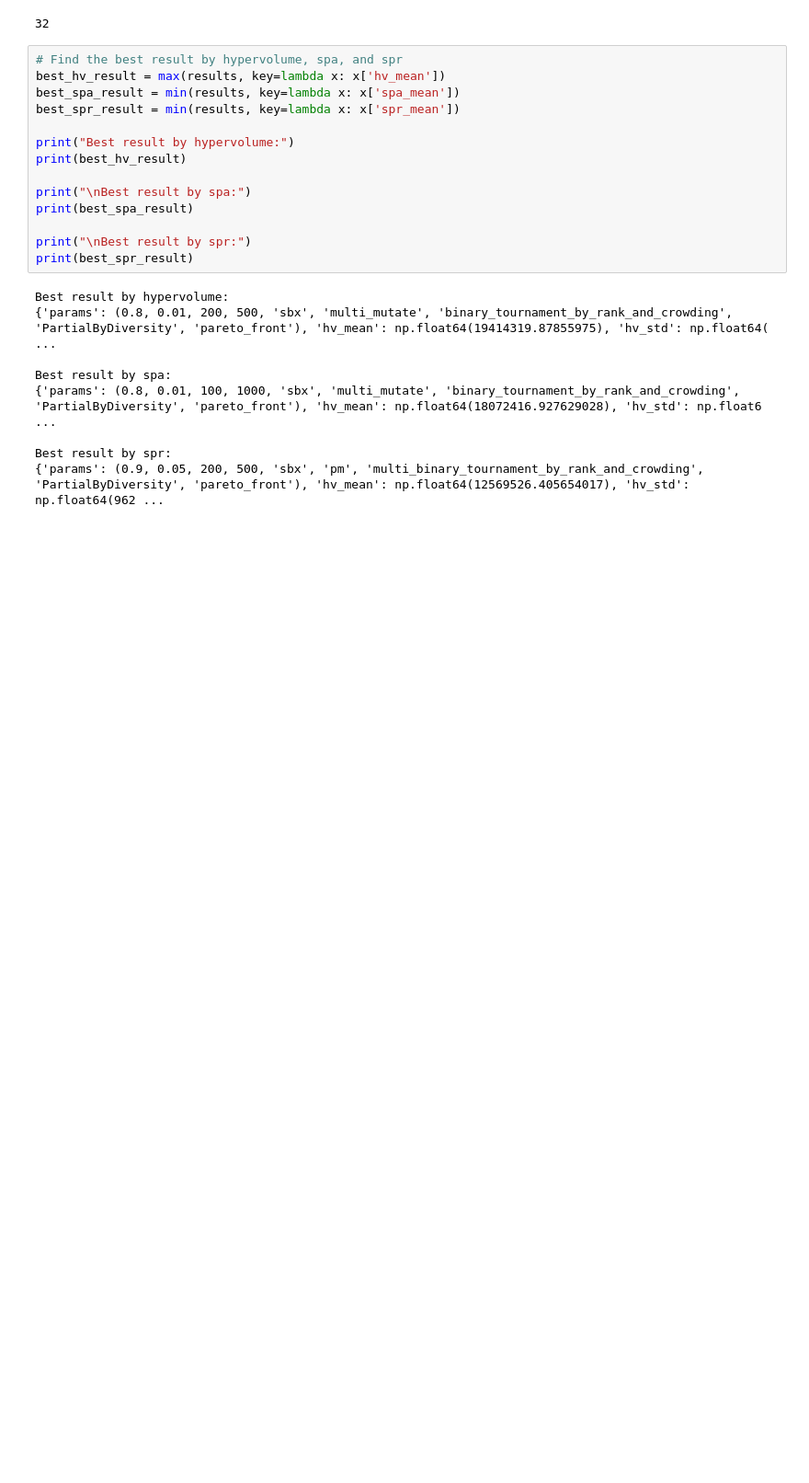
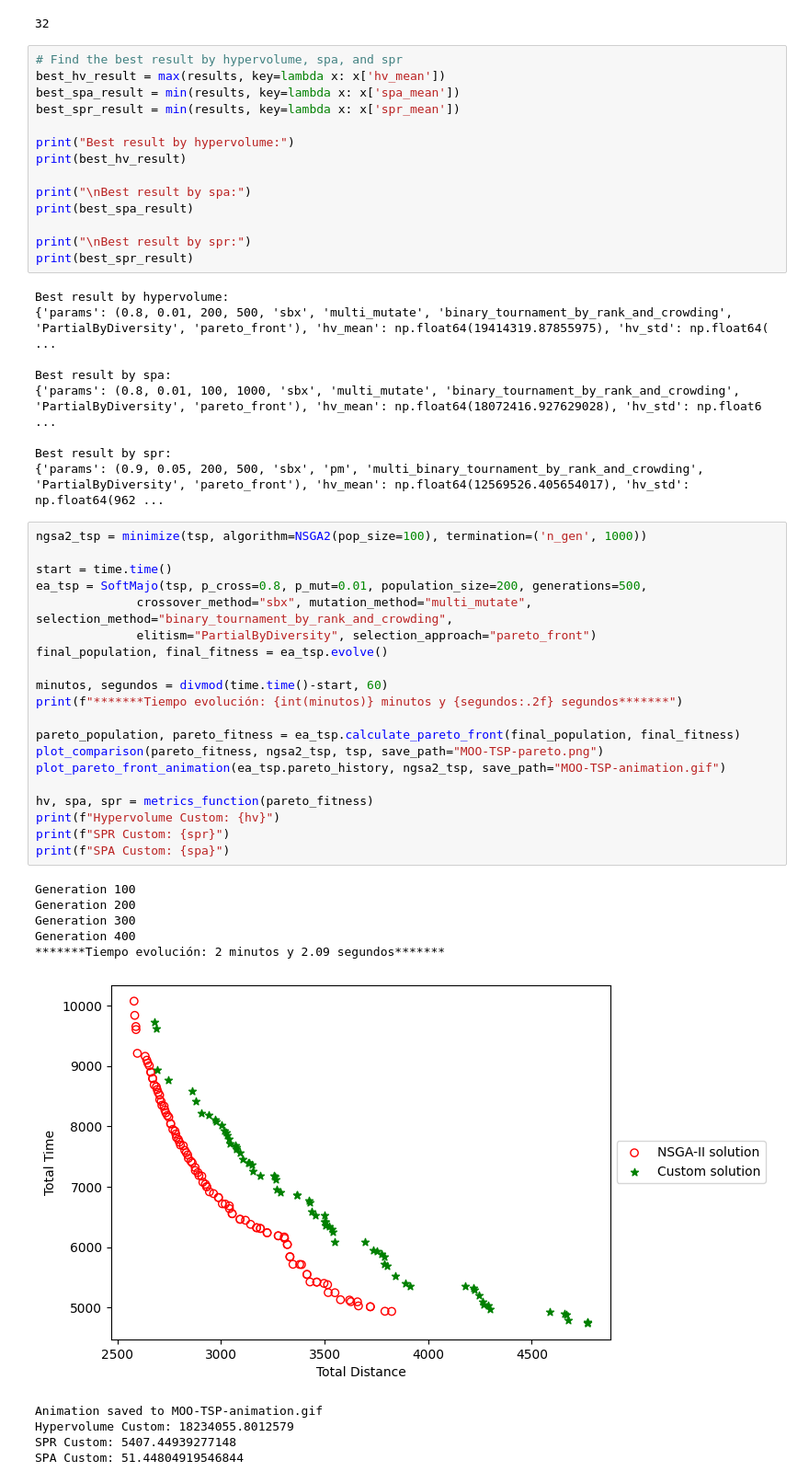
Before and after one commit to pintamonas4575/BIOCOMP-project-MAADM-UPM, a Jupyter notebook: Práctica 2.ipynb, the cells around one changed output. Shown: that part at 92% size. Drawn from its saved outputs; the diff is of its cells as text; blank space fills up the shorter version.

```diff
--- a/Práctica 2.ipynb
+++ b/Práctica 2.ipynb
@@ -1093,3 +1093,34 @@ Best result by spa:
 
 Best result by spr:
 {'params': (0.9, 0.05, 200, 500, 'sbx', 'pm', 'multi_binary_tournament_by_rank_and_crowding', 'PartialByDiversity', 'pareto_front'), 'hv_mean': np.float64(12569526.405654017), 'hv_std': np.float64(962 ...
+# %%
+ngsa2_tsp = minimize(tsp, algorithm=NSGA2(pop_size=100), termination=('n_gen', 1000))
+
+start = time.time()
+ea_tsp = SoftMajo(tsp, p_cross=0.8, p_mut=0.01, population_size=200, generations=500,
+              crossover_method="sbx", mutation_method="multi_mutate", selection_method="binary_tournament_by_rank_and_crowding",
+              elitism="PartialByDiversity", selection_approach="pareto_front")
+final_population, final_fitness = ea_tsp.evolve()
+
+minutos, segundos = divmod(time.time()-start, 60)
+print(f"*******Tiempo evolución: {int(minutos)} minutos y {segundos:.2f} segundos*******")
+
+pareto_population, pareto_fitness = ea_tsp.calculate_pareto_front(final_population, final_fitness)
+plot_comparison(pareto_fitness, ngsa2_tsp, tsp, save_path="MOO-TSP-pareto.png")
+plot_pareto_front_animation(ea_tsp.pareto_history, ngsa2_tsp, save_path="MOO-TSP-animation.gif")
+
+hv, spa, spr = metrics_function(pareto_fitness)
+print(f"Hypervolume Custom: {hv}")
+print(f"SPR Custom: {spr}")
+print(f"SPA Custom: {spa}")
+# %% [output]
+Generation 100
+Generation 200
+Generation 300
+Generation 400
+*******Tiempo evolución: 2 minutos y 2.09 segundos*******
+[figure, added]
+Animation saved to MOO-TSP-animation.gif
+Hypervolume Custom: 18234055.8012579
+SPR Custom: 5407.44939277148
+SPA Custom: 51.44804919546844
```
Also changed, not shown: parts of 2 cells of this notebook.
